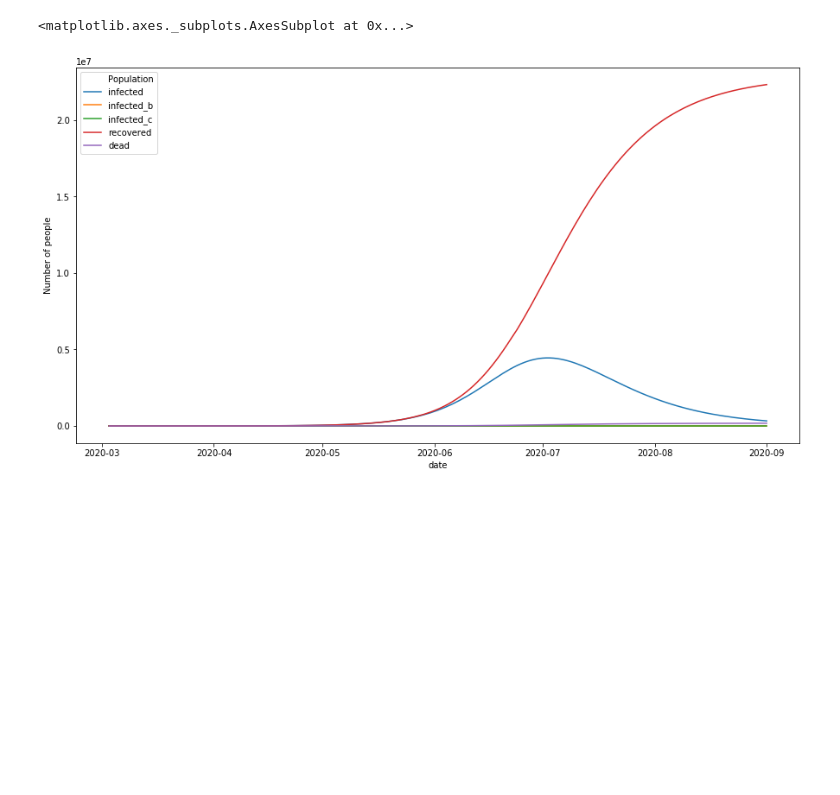
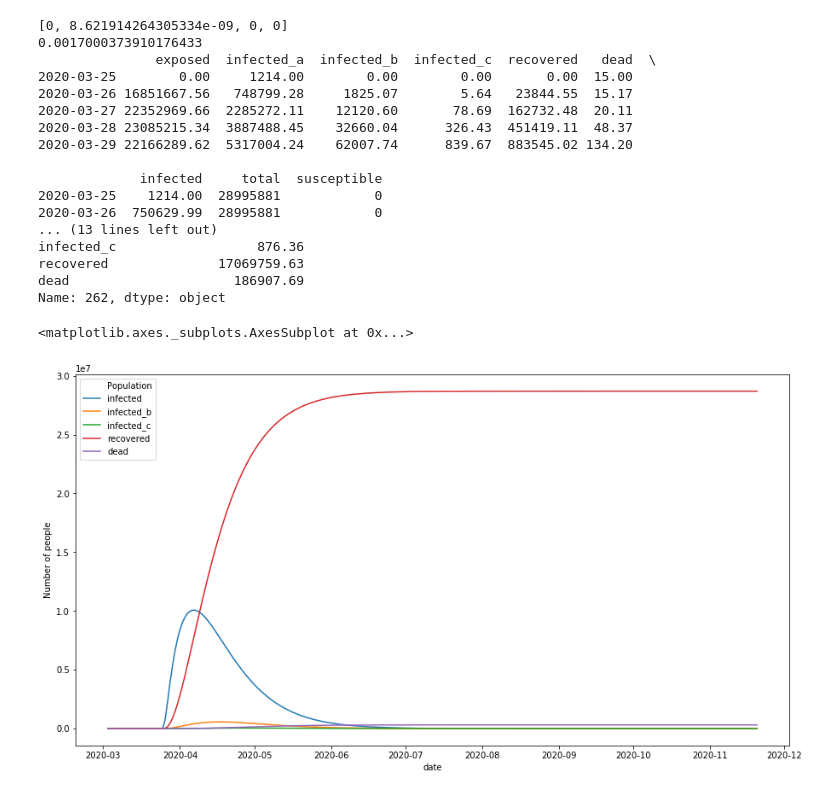
Before and after one commit to act-now-coalition/covid-data-model, a Jupyter notebook: seird_notebook_runtime.ipynb, the cells around one changed output. Saved outputs shown, nothing was run; the diff lists cells and outputs as text; code cells hidden in the pictures; blank space fills up the shorter version.

Commit message:
fixed beta in seir model, runs correctly now, some interventions work, will fix bugs in others

```diff
--- a/seird_notebook_runtime.ipynb
+++ b/seird_notebook_runtime.ipynb
@@ -39,7 +39,7 @@ def model_state(country, state, interventions=None):
         'beds': Dataset.get_beds_by_country_state(country, state),
         'population': POP,
         #'projection_iterations': 25, # Number of iterations into the future to project
-        'projection_iterations': 40, # Number of iterations into the future to project
+        'projection_iterations': 60, # Number of iterations into the future to project
         'r0': r0,
         'interventions': interventions,
         'hospitalization_rate': HOSPITALIZATION_RATE,
@@ -62,7 +62,9 @@ def model_state(country, state, interventions=None):
         'hospital_time_recovery': 11, #Duration of hospitalization, In days
         'use_harvard_params': False, #If True use the harvard parameters directly, if not calculate off the above
         'use_harvard_init': use_harvard_init, #If True use the harvard model inputs for inital conditions and N (recreate their graph)
-        'model': 'sir'
+        'beta': 0.25,
+        #'model': 'sir',
+        'model': 'seir',
     }
     return CovidTimeseriesModelSIR().forecast_region(model_parameters=MODEL_PARAMETERS)
 
@@ -145,15 +164,32 @@ plot_df(initervention_df, chart_cols)
 # %%
-[df, soln] = model_state('USA', 'TX', INTERVENTIONS[1])
+[df, soln] = model_state('USA', 'TX', INTERVENTIONS[2])
 
-#print(initervention_df.iloc[-1])
+print(initervention_df.iloc[-1])
 
 #chart_cols = ["exposed", "infected", "infected_b", "infected_c",  "recovered", "dead"] #, "susceptible"]
 chart_cols = ["infected", "infected_b", "infected_c",  "recovered", "dead"] #, "susceptible"]
 #chart_cols = ["infected", "infected_b", "infected_c",  "dead"] #, "susceptible"]
 plot_df(df, chart_cols)
 # %% [output]
-<matplotlib.axes._subplots.AxesSubplot at 0x...>
+[0, 8.621914264305334e-09, 0, 0]
+0.0017000373910176433
+               exposed  infected_a  infected_b  infected_c  recovered   dead  \
+2020-03-25        0.00     1214.00        0.00        0.00       0.00  15.00
+2020-03-26 16851667.56   748799.28     1825.07        5.64   23844.55  15.17
+2020-03-27 22352969.66  2285272.11    12120.60       78.69  162732.48  20.11
+2020-03-28 23085215.34  3887488.45    32660.04      326.43  451419.11  48.37
+2020-03-29 22166289.62  5317004.24    62007.74      839.67  883545.02 134.20
+
+             infected     total  susceptible
+2020-03-25    1214.00  28995881            0
+2020-03-26  750629.99  28995881            0
+... (13 lines left out)
+infected_c                  876.36
+recovered              17069759.63
+dead                     186907.69
+Name: 262, dtype: object
+<matplotlib.axes._subplots.AxesSubplot at 0x...>
-[figure, old version]
+[figure, new version]
 # %%
 if use_harvard_init:
     tmax=365
```
Also changed, not shown: parts of 4 cells of this notebook, 3 other files.
